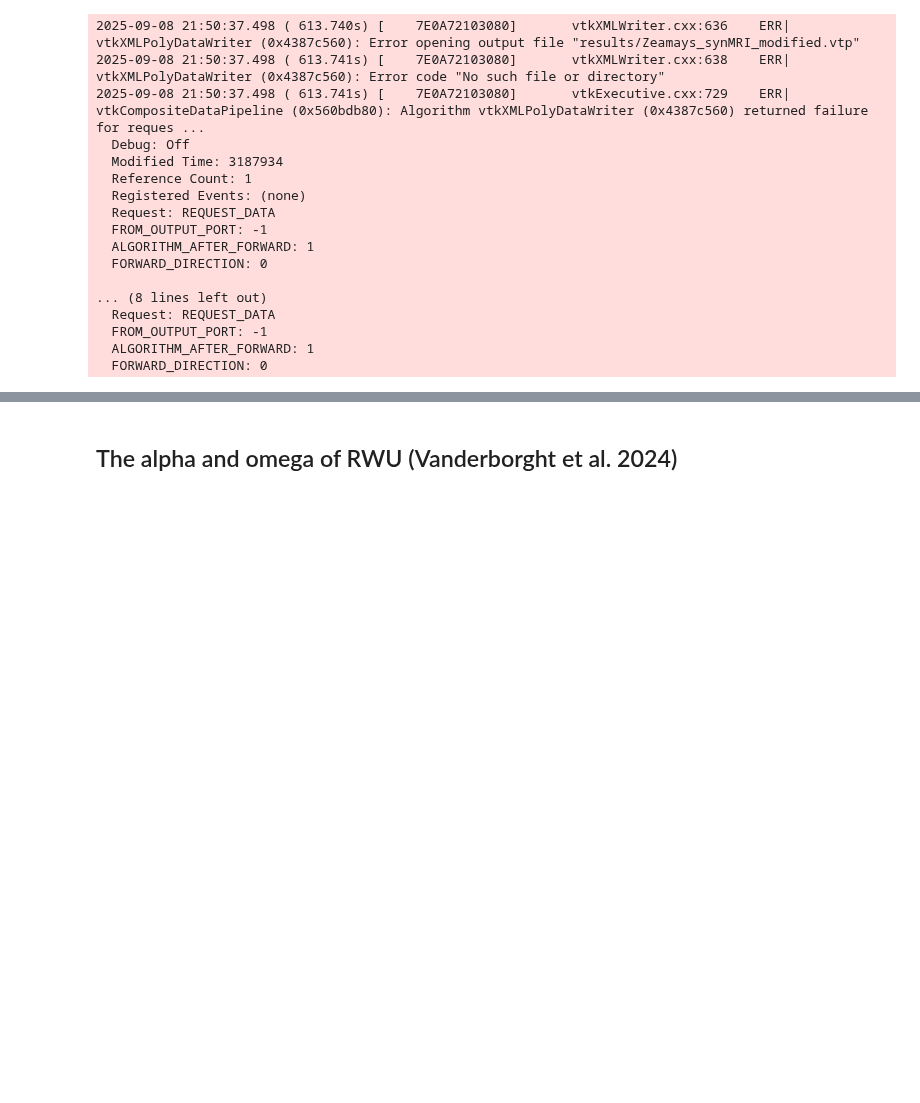
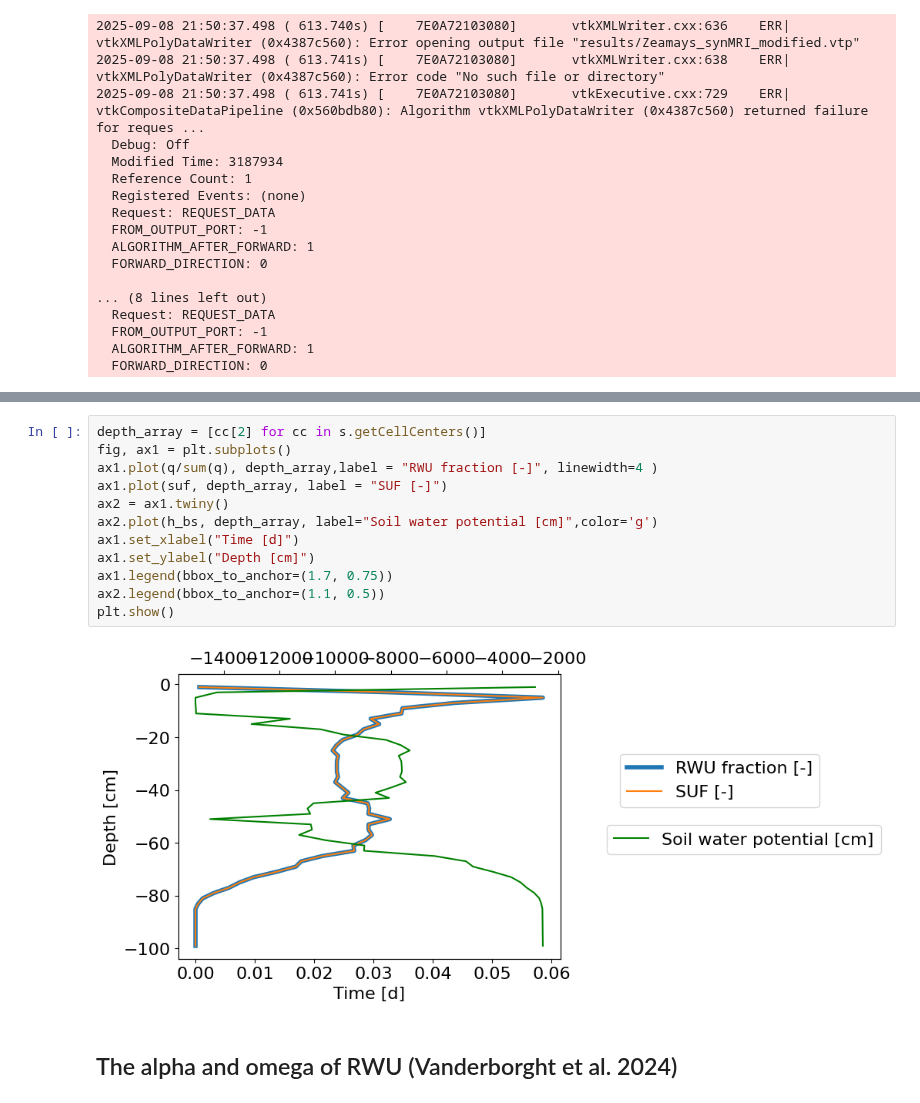
Before and after one commit to Plant-Root-Soil-Interactions-Modelling/CPlantBox, a Jupyter notebook: tutorial/jupyter/summer_school_2025/7_coupled_soil_root_hydraulics_alpha_omega.ipynb, the cells around one changed output, grey strips where cells are left out. Drawn from its saved outputs; the diff is of its cells as text; blank space fills up the shorter version.

```diff
--- a/tutorial/jupyter/summer_school_2025/7_coupled_soil_root_hydraulics_alpha_omega.ipynb
+++ b/tutorial/jupyter/summer_school_2025/7_coupled_soil_root_hydraulics_alpha_omega.ipynb
@@ -377,3 +371,17 @@ plt.show()
+# %%
+depth_array = [cc[2] for cc in s.getCellCenters()]
+fig, ax1 = plt.subplots()
+ax1.plot(q/sum(q), depth_array,label = "RWU fraction [-]", linewidth=4 )
+ax1.plot(suf, depth_array, label = "SUF [-]")
+ax2 = ax1.twiny()
+ax2.plot(h_bs, depth_array, label="Soil water potential [cm]",color='g')
+ax1.set_xlabel("Time [d]")
+ax1.set_ylabel("Depth [cm]")
+ax1.legend(bbox_to_anchor=(1.7, 0.75))
+ax2.legend(bbox_to_anchor=(1.1, 0.5))
+plt.show()
+# %% [output]
+[figure, added]
 # %% [markdown]
 ## The alpha and omega of RWU (Vanderborght et al. 2024)
 # %%
```
Also changed, not shown: parts of 7 cells of this notebook, 2 other files.
